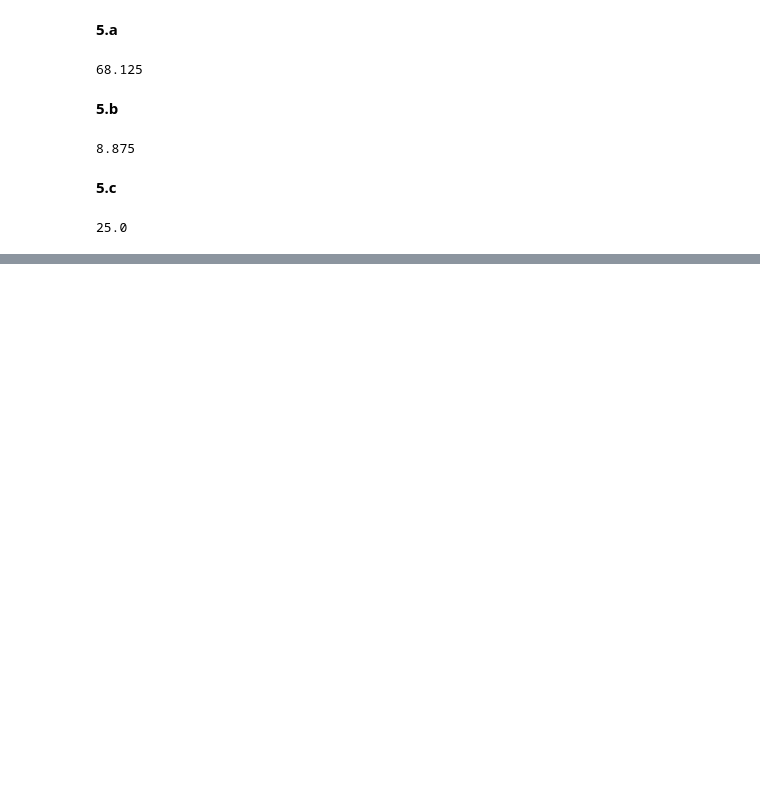
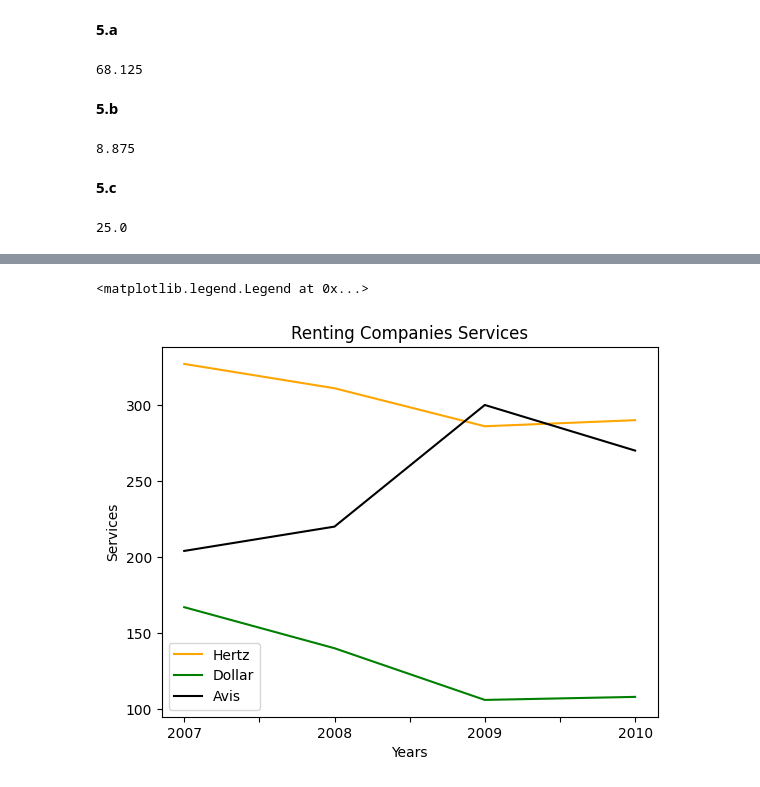
Before and after one commit to zenbaei/Data_Stats_Practice, a Jupyter notebook: Statistics_4_Business_Solutions.ipynb, the cells around one changed output, grey strips where cells are left out. Drawn from its saved outputs; the diff is of its cells as text; code cells hidden in the pictures; blank space fills up the shorter version.

```diff
--- a/Statistics_4_Business_Solutions.ipynb
+++ b/Statistics_4_Business_Solutions.ipynb
@@ -153,0 +216,9 @@ result = phones.loc[condition, 'Voice Quality']
+# %%
+data = [(327, 167, 204),
+        (311, 140, 220),
+        (286, 106, 300),
+        (290, 108, 270)]
+years = ['2007', '2008', '2009', '2010']
+companies = pd.DataFrame(data, columns=['Hertz', 'Dollar', 'Avis'], index=years)
+
+companies.head()
@@ -153,0 +231,13 @@ result = phones.loc[condition, 'Voice Quality']
+# %%
+plt.xlabel('Years')
+plt.ylabel('Services')
+
+companies['Hertz'].plot(label='Hertz', color='orange')
+companies['Dollar'].plot(label='Dollar', color='green')
+companies['Avis'].plot(label='Avis', color='black')
+
+plt.title('Renting Companies Services')
+plt.legend()
+# %% [output]
+<matplotlib.legend.Legend at 0x...>
+[figure, added]
```
Also changed, not shown: parts of 23 cells of this notebook.
